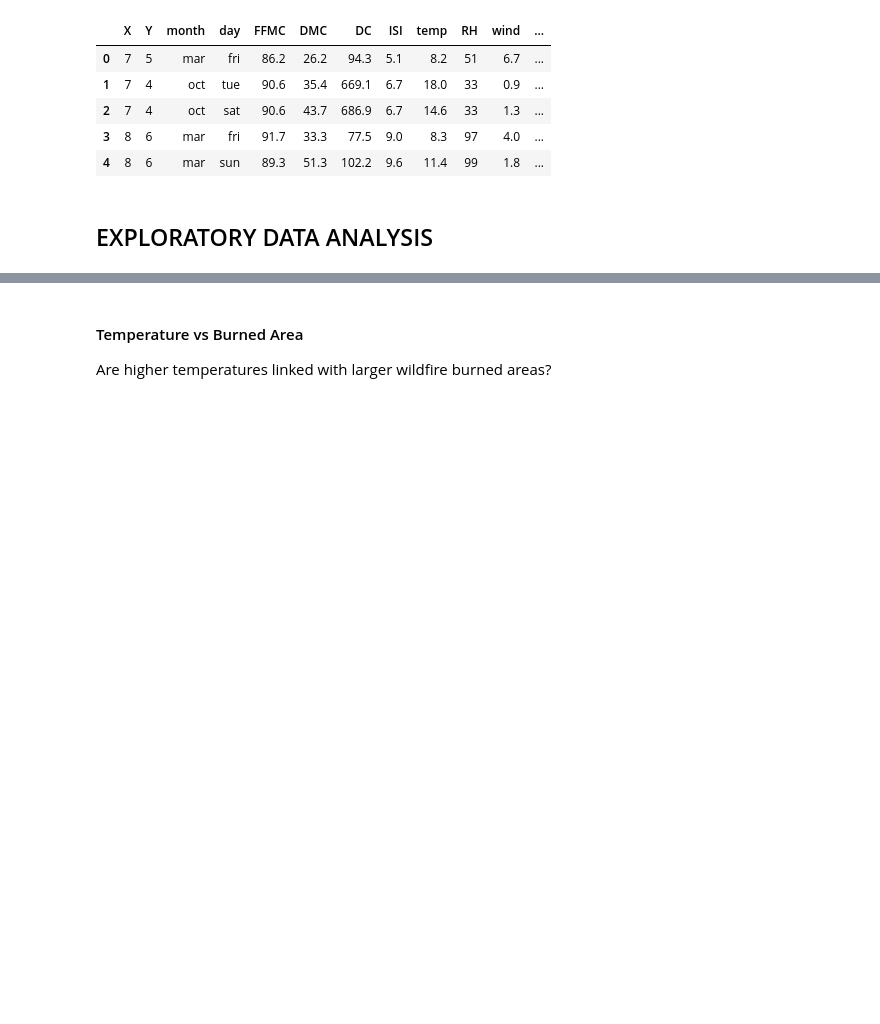
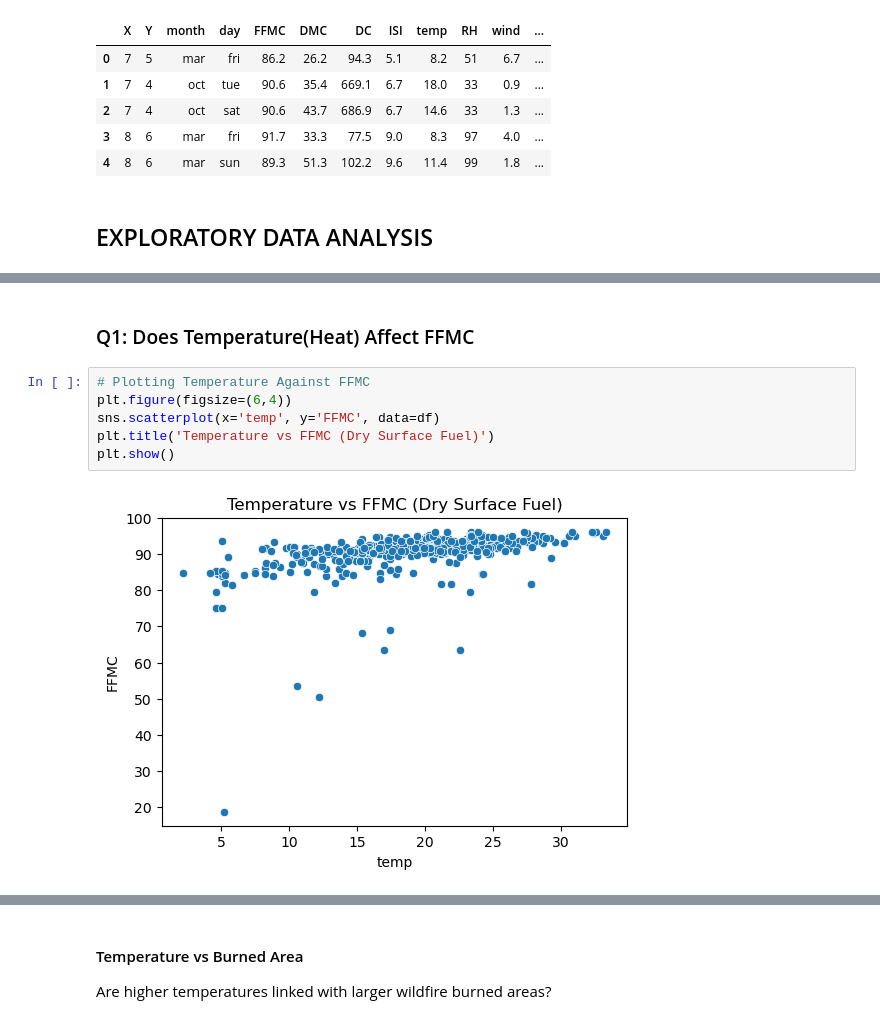
Before and after one commit to Oluwatosin-Simeon/wildfire-risk-analysis, a Jupyter notebook: wildfire-risk-analysis/notebook/wildfire-analysis2 .ipynb, the cells around one changed output, grey strips where cells are left out. Cells and saved outputs as stored; diff of their text form; blank space fills up the shorter version.

```diff
--- a/wildfire-risk-analysis/notebook/wildfire-analysis2 .ipynb
+++ b/wildfire-risk-analysis/notebook/wildfire-analysis2 .ipynb
@@ -379,0 +363,10 @@ df_cleaned.head()
+# %% [markdown]
+### Q1: Does Temperature(Heat) Affect FFMC
+# %%
+# Plotting Temperature Against FFMC
+plt.figure(figsize=(6,4))
+sns.scatterplot(x='temp', y='FFMC', data=df)
+plt.title('Temperature vs FFMC (Dry Surface Fuel)')
+plt.show()
+# %% [output]
+[figure, added]
```
Also changed, not shown: parts of 67 cells of this notebook, 2 other files.
